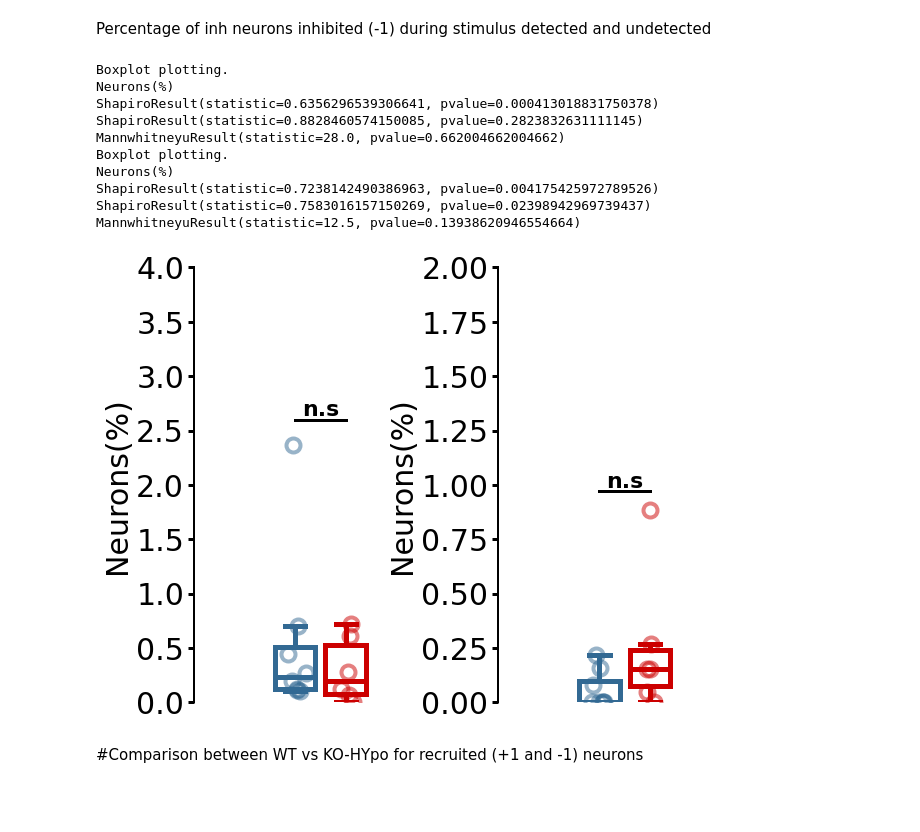
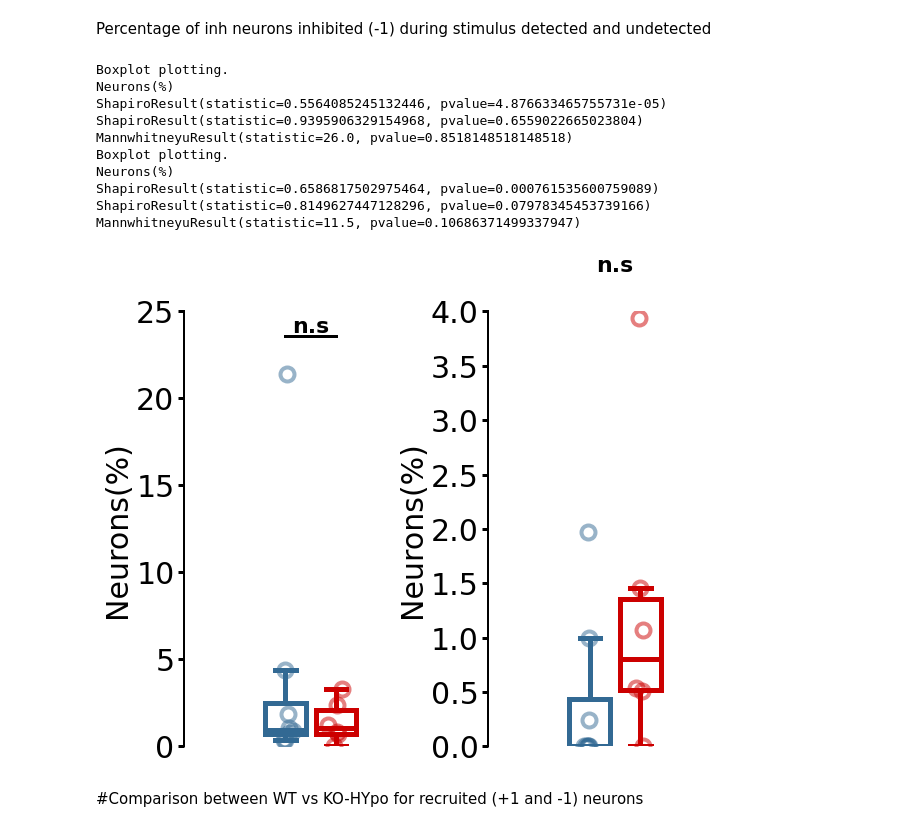
Before and after one commit to OuraniaSem/Percephone, a Jupyter notebook: Figures/responsivity_figures.ipynb, the cells around one changed output. Cells and saved outputs as stored; diff of their text form; code cells hidden in the pictures; blank space fills up the shorter version.

```diff
--- a/Figures/responsivity_figures.ipynb
+++ b/Figures/responsivity_figures.ipynb
@@ -176,12 +177,12 @@ for rec in recs.values():
     trials_detected = resp_mat[:,rec.detected_stim]
     trials_detected[trials_detected!=0]=1
     recruited_det = np.sum(trials_detected,axis=0)
-    perc_n_det = (np.mean(recruited_det)/len(rec.zscore_exc))*100
+    perc_n_det = (np.mean(recruited_det)/len(rec.zscore_inh))*100
     #undetected
     trials_undetected = resp_mat[:,~rec.detected_stim]
     trials_undetected[trials_undetected!=0]=1
     recruited_undet = np.sum(trials_undetected,axis=0)
-    perc_n_undet = (np.mean(recruited_undet)/len(rec.zscore_exc))*100
+    perc_n_undet = (np.mean(recruited_undet)/len(rec.zscore_inh))*100
     if rec.genotype == "WT":
         wt_det.append(perc_n_det)
         wt_undet.append(perc_n_undet )
@@ -213,12 +214,12 @@ for rec in recs.values():
     trials_detected = resp_mat[:,rec.detected_stim]
     trials_detected[trials_detected!=1]=0
     recruited_det = np.sum(trials_detected,axis=0)
-    perc_n_det = (np.mean(recruited_det)/len(rec.zscore_exc))*100
+    perc_n_det = (np.mean(recruited_det)/len(rec.zscore_inh))*100
     #undetected
     trials_undetected = resp_mat[:,~rec.detected_stim]
     trials_undetected[trials_undetected!=1]=0
     recruited_undet = np.sum(trials_undetected,axis=0)
-    perc_n_undet = (np.mean(recruited_undet)/len(rec.zscore_exc))*100
+    perc_n_undet = (np.mean(recruited_undet)/len(rec.zscore_inh))*100
     if rec.genotype == "WT":
         wt_det.append(perc_n_det)
         wt_undet.append(perc_n_undet )
@@ -245,40 +246,40 @@ Percentage of inh neurons inhibited (-1) during stimulus detected and undetected
 # %%
 wt_det, wt_undet, ko_det, ko_undet = [],[],[],[]
 for rec in recs.values():
     resp_mat = np.array(rec.matrices['INH']["Responsivity"])
     #detected
     trials_detected = resp_mat[:,rec.detected_stim]
     trials_detected[trials_detected!=-1]=0
     trials_detected[trials_detected==-1]=1
     recruited_det = np.sum(trials_detected,axis=0)
-    perc_n_det = (np.mean(recruited_det)/len(rec.zscore_exc))*100
+    perc_n_det = (np.mean(recruited_det)/len(rec.zscore_inh))*100
     #undetected
     trials_undetected = resp_mat[:,~rec.detected_stim]
     trials_undetected[trials_undetected!=-1]=0
     trials_undetected[trials_undetected==-1]=1
     recruited_undet = np.sum(trials_undetected,axis=0)
-    perc_n_undet = (np.mean(recruited_undet)/len(rec.zscore_exc))*100
+    perc_n_undet = (np.mean(recruited_undet)/len(rec.zscore_inh))*100
     if rec.genotype == "WT":
         wt_det.append(perc_n_det)
         wt_undet.append(perc_n_undet )
     else:
         ko_det.append(perc_n_det)
         ko_undet.append(perc_n_undet)
 fig, axs = plt.subplots(1,2,figsize=(10,8))
 ppt.boxplot(axs[0], wt_det,ko_det,"Neurons(%)",ylim=[])
 ppt.boxplot(axs[1], wt_undet,ko_undet,"Neurons(%)",ylim=[])
 # %% [output]
 Boxplot plotting.
 Neurons(%)
-ShapiroResult(statistic=0.6356296539306641, pvalue=0.000413018831750378)
-ShapiroResult(statistic=0.8828460574150085, pvalue=0.2823832631111145)
-MannwhitneyuResult(statistic=28.0, pvalue=0.662004662004662)
+ShapiroResult(statistic=0.5564085245132446, pvalue=4.876633465755731e-05)
+ShapiroResult(statistic=0.9395906329154968, pvalue=0.6559022665023804)
+MannwhitneyuResult(statistic=26.0, pvalue=0.8518148518148518)
 Boxplot plotting.
 Neurons(%)
-ShapiroResult(statistic=0.7238142490386963, pvalue=0.004175425972789526)
-ShapiroResult(statistic=0.7583016157150269, pvalue=0.02398942969739437)
-MannwhitneyuResult(statistic=12.5, pvalue=0.13938620946554664)
+ShapiroResult(statistic=0.6586817502975464, pvalue=0.000761535600759089)
+ShapiroResult(statistic=0.8149627447128296, pvalue=0.07978345453739166)
+MannwhitneyuResult(statistic=11.5, pvalue=0.10686371499337947)
-[figure, old version]
+[figure, new version]
 # %% [markdown]
 #Comparison between WT vs KO-HYpo for recruited (+1 and -1) neurons
 # %%
```
Also changed, not shown: parts of 13 cells of this notebook, 1 other file.
